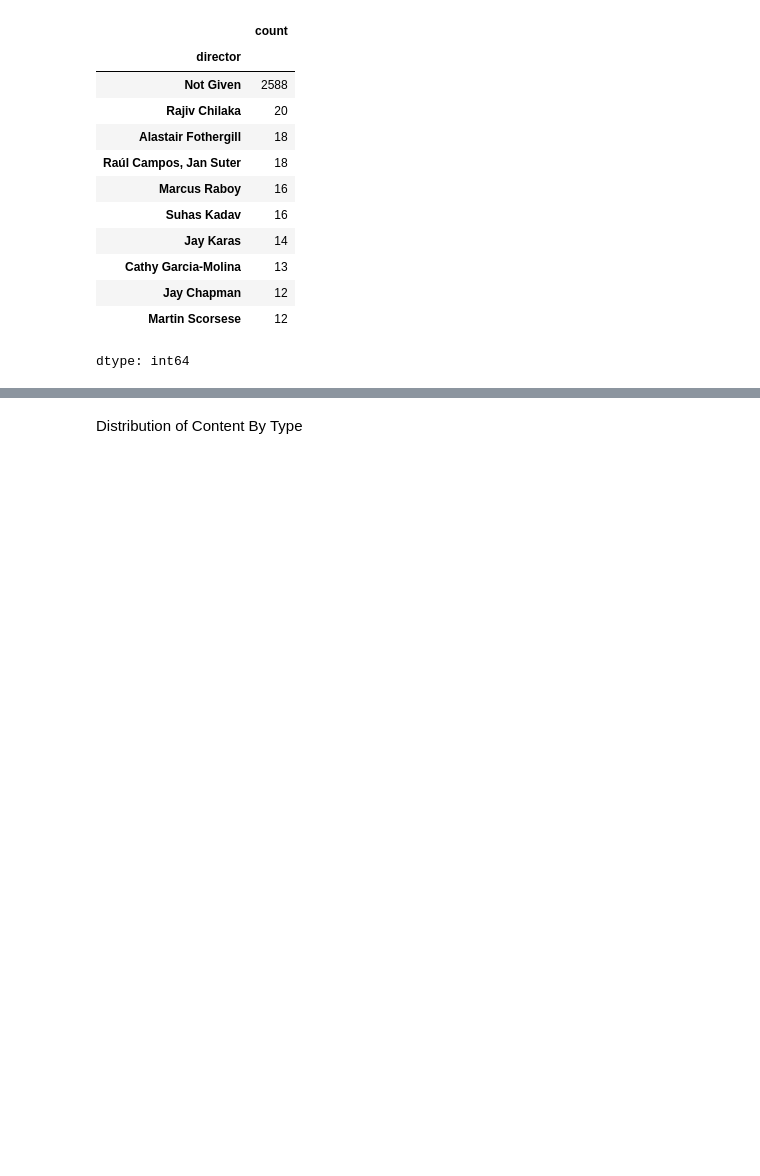
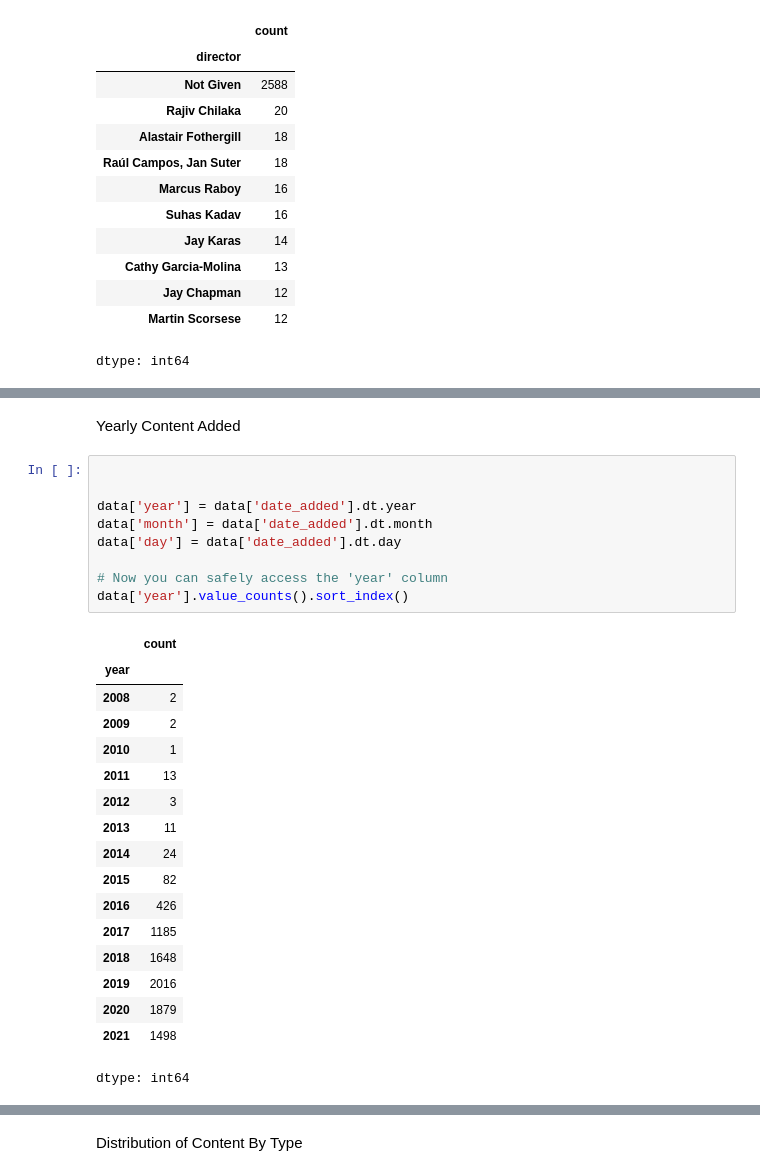
Before and after one commit to test-tlib/UMAM-DS-INTERN-PROJECTS, a Jupyter notebook: UMAM_Netflix_Data_(project_1)_.ipynb, the cells around one changed output, grey strips where cells are left out. Saved outputs shown, nothing was run; the diff lists cells and outputs as text; blank space fills up the shorter version.

```diff
--- a/UMAM_Netflix_Data_(project_1)_.ipynb
+++ b/UMAM_Netflix_Data_(project_1)_.ipynb
@@ -151,0 +188,29 @@ dtype: int64
+# %% [markdown]
+Yearly Content Added
+# %%
+
+
+data['year'] = data['date_added'].dt.year
+data['month'] = data['date_added'].dt.month
+data['day'] = data['date_added'].dt.day
+
+# Now you can safely access the 'year' column
+data['year'].value_counts().sort_index()
+# %% [output]
+|  | count |
+| year |  |
+| 2008 | 2 |
+| 2009 | 2 |
+| 2010 | 1 |
+| 2011 | 13 |
+| 2012 | 3 |
+| 2013 | 11 |
+| 2014 | 24 |
+| 2015 | 82 |
+| 2016 | 426 |
+| 2017 | 1185 |
+| 2018 | 1648 |
+| 2019 | 2016 |
+| 2020 | 1879 |
+| 2021 | 1498 |
+dtype: int64
```
Also changed, not shown: parts of 8 cells of this notebook.
